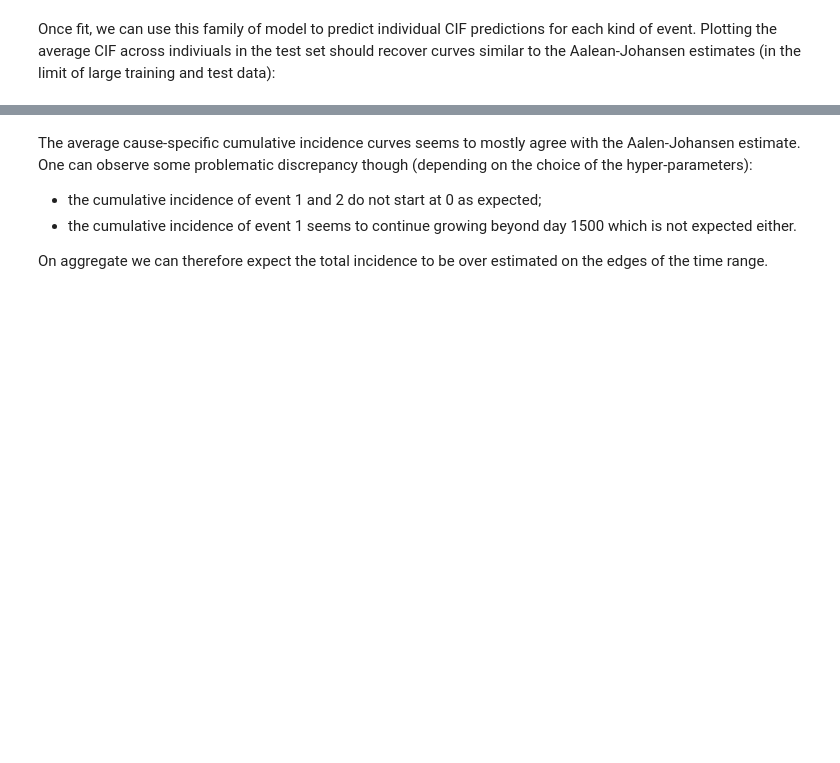
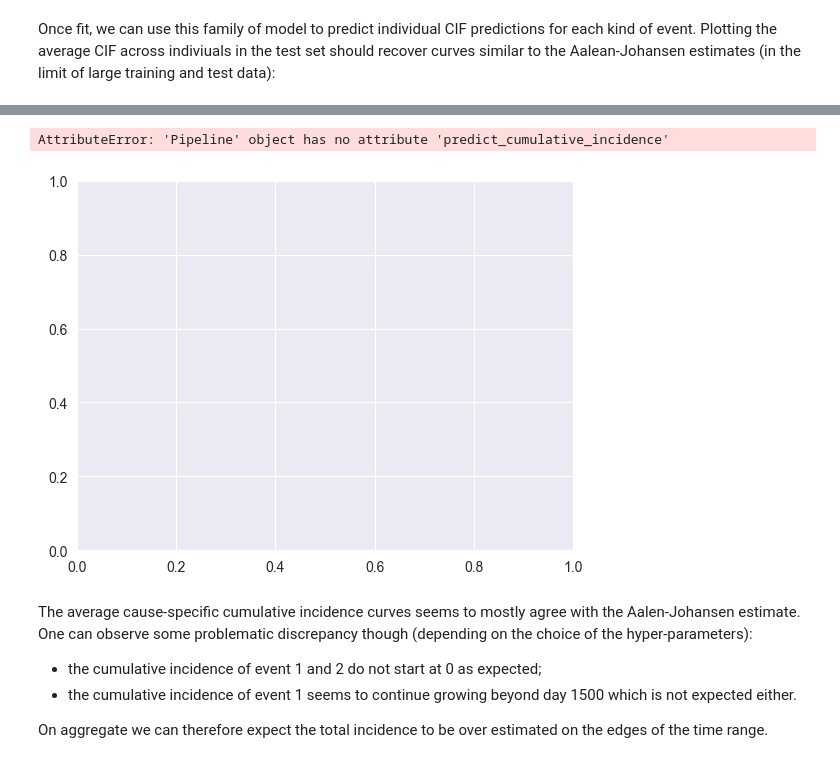
Before and after one commit to Vincent-Maladiere/survival-analysis-demo, a Jupyter notebook: content/bonus_competitive_risk.ipynb, the cells around one changed output, grey strips where cells are left out. Drawn from its saved outputs; the diff is of its cells as text; code cells hidden in the pictures; blank space fills up the shorter version.

```diff
--- a/content/bonus_competitive_risk.ipynb
+++ b/content/bonus_competitive_risk.ipynb
@@ -149,3 +157,19 @@ y = truck_failure_competing_events
 X_train, X_test, y_train, y_test, idx_train, idx_test = train_test_split_within(
     X, y, np.arange(X.shape[0]), test_size=0.75, random_state=0
 )
+# %%
+def make_test_time_grid(y_train, n_steps=300):
+    """Bound times to the range of duration."""
+    # Some survival models can fail to predict near the boundary of the
+    # range of durations observed on the training set.
+    observed_duration = y_test.loc[y_test["event"] > 0]["duration"]
+
+    # trim 1% of the span, 0.5% on each end:
+    span = observed_duration.max() - observed_duration.min()
+    start = observed_duration.min() + 0.005 * span
+    stop = observed_duration.max() - 0.005 * span
+    return np.linspace(start, stop, num=n_steps)
+
+
+time_grid = make_test_time_grid(y_train)
+time_grid.shape
@@ -152,6 +178,16 @@ X_train, X_test, y_train, y_test, idx_train, idx_test = train_test_split_within(
+# %%
+from sklearn.compose import make_column_transformer
+from sklearn.preprocessing import OneHotEncoder
+
+
+simple_preprocessor = make_column_transformer(
+    (OneHotEncoder(sparse_output=False), ["brand", "truck_model"]),
+    remainder="passthrough",
+    verbose_feature_names_out=False,
+)
 # %%
 from sklearn.pipeline import make_pipeline
-from hazardous import GradientBoostedIncidence
+from hazardous.gradient_boosting_incidence import GradientBoostingIncidence
 
 
 y_train_cr = truck_failure_competing_events.loc[idx_train]
@@ -159,9 +195,13 @@ y_test_cr = truck_failure_competing_events.loc[idx_test]
 
 cif_models = {}
 for k in competing_risk_ids:
-    gb_cif_k = GradientBoostedIncidence(
+
+    gb_cif_k = GradientBoostingIncidence(
         event_of_interest=k, max_leaf_nodes=15, n_iter=50, learning_rate=0.05
     )
-    gb_cif_k = PipelineWrapper(gb_cif_k)
-    gb_cif_k.fit(X_train, y_train_cr, time_grid)
+    gb_cif_k = make_pipeline(
+        simple_preprocessor,
+        gb_cif_k,
+    )
+    gb_cif_k.fit(X_train, y_train_cr)
     cif_models[k] = gb_cif_k
@@ -189,24 +247,27 @@ Once fit, we can use this family of model to predict individual CIF predictions
 # %%
 fig, ax = plt.subplots()
 total_mean_cif = np.zeros(time_grid.shape[0])
 
 gb_cif_cumulative_incidence_curves = {}
 for k in competing_risk_ids:
-    cif_curves_k = cif_models[k].predict_cumulative_incidence(X_test, time_grid)
+    cif_curves_k = cif_models[k].predict_cumulative_incidence(X_test, times=time_grid)
     gb_cif_cumulative_incidence_curves[k] = cif_curves_k
     mean_cif_curve_k = cif_curves_k.mean(axis=0)  # average over test points
     ax.plot(time_grid, mean_cif_curve_k, label=f"event {k}")
     total_mean_cif += mean_cif_curve_k
 
 ax.plot(time_grid, total_mean_cif, label="total", linestyle="--", color="black")
 ax.set(
     title="Mean CIFs estimated by GradientBoostingCIF",
     xlabel="time in days",
     ylabel="Cumulative Incidence",
     xlim=(-30, 2030),
     ylim=(-0.05, 1.05),
 )
 plt.legend();
+# %% [output]
+AttributeError: 'Pipeline' object has no attribute 'predict_cumulative_incidence'
+[figure, added]
 # %% [markdown]
 The average cause-specific cumulative incidence curves seems to mostly agree with the Aalen-Johansen estimate. One can observe some problematic discrepancy though (depending on the choice of the hyper-parameters):
 
```
Also changed, not shown: parts of 20 cells of this notebook.
